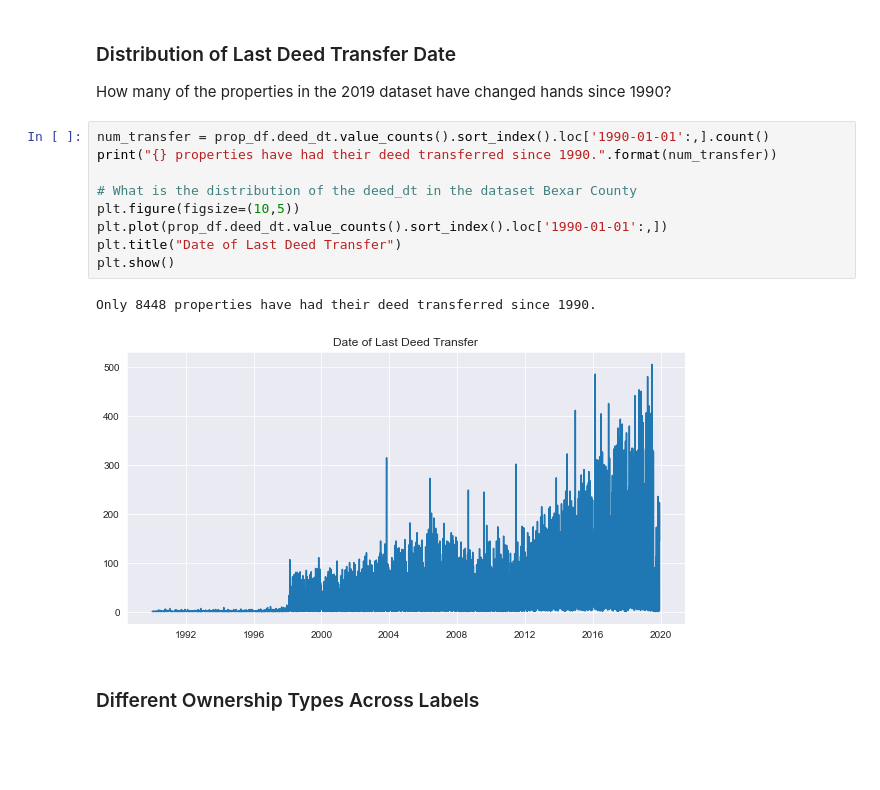
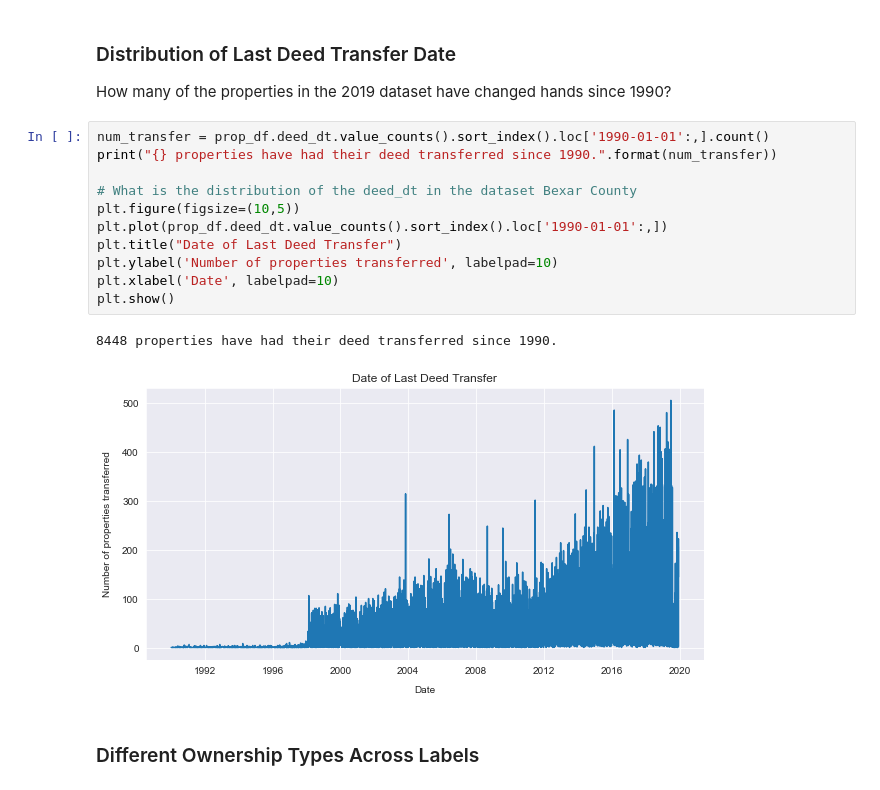
Before and after one commit to mpky/property_project, a Jupyter notebook: notebooks/Bexar_EDA.ipynb, the cells around one changed output. Cells and saved outputs as stored; diff of their text form; blank space fills up the shorter version.

```diff
--- a/notebooks/Bexar_EDA.ipynb
+++ b/notebooks/Bexar_EDA.ipynb
@@ -99,15 +194,17 @@ How many of the properties in the 2019 dataset have changed hands since 1990?
 # %%
 num_transfer = prop_df.deed_dt.value_counts().sort_index().loc['1990-01-01':,].count()
 print("{} properties have had their deed transferred since 1990.".format(num_transfer))
 
 # What is the distribution of the deed_dt in the dataset Bexar County
 plt.figure(figsize=(10,5))
 plt.plot(prop_df.deed_dt.value_counts().sort_index().loc['1990-01-01':,])
 plt.title("Date of Last Deed Transfer")
+plt.ylabel('Number of properties transferred', labelpad=10)
+plt.xlabel('Date', labelpad=10)
 plt.show()
 # %% [output]
-Only 8448 properties have had their deed transferred since 1990.
+8448 properties have had their deed transferred since 1990.
-[figure, old version]
+[figure, new version]
 # %% [markdown]
 ### Different Ownership Types Across Labels
 # %%
```
Also changed, not shown: parts of 33 cells of this notebook.
